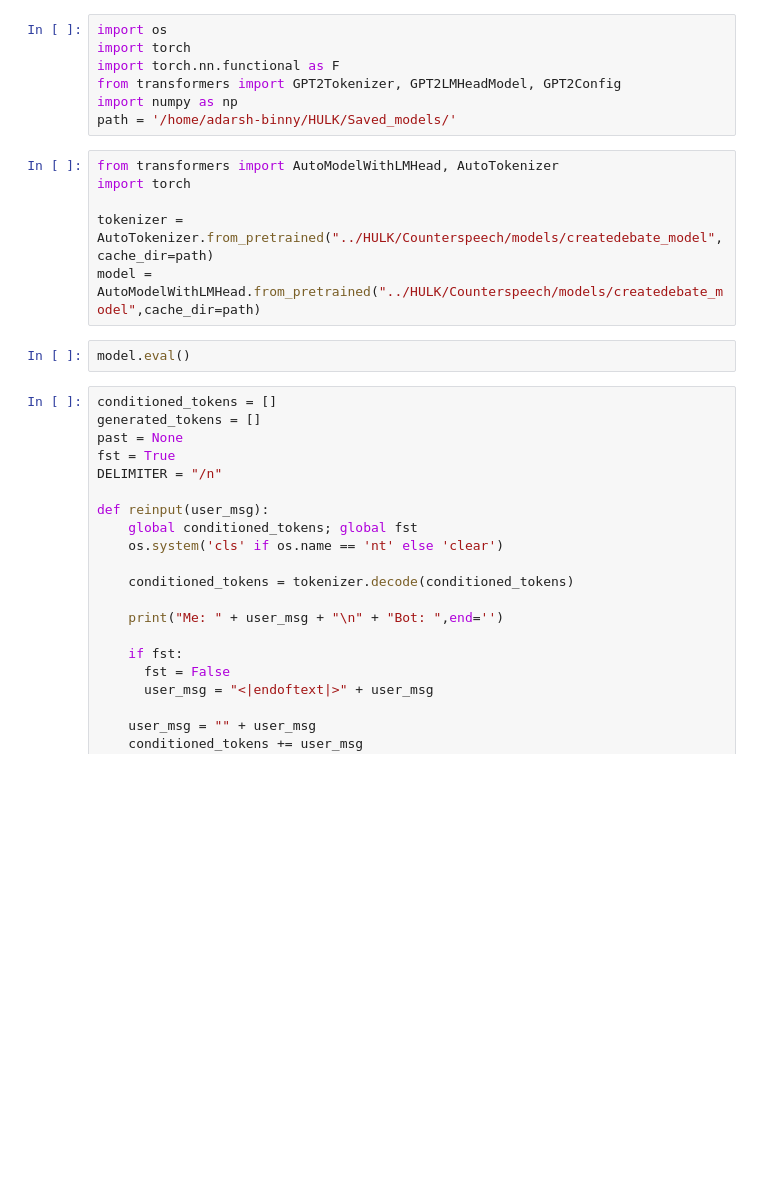
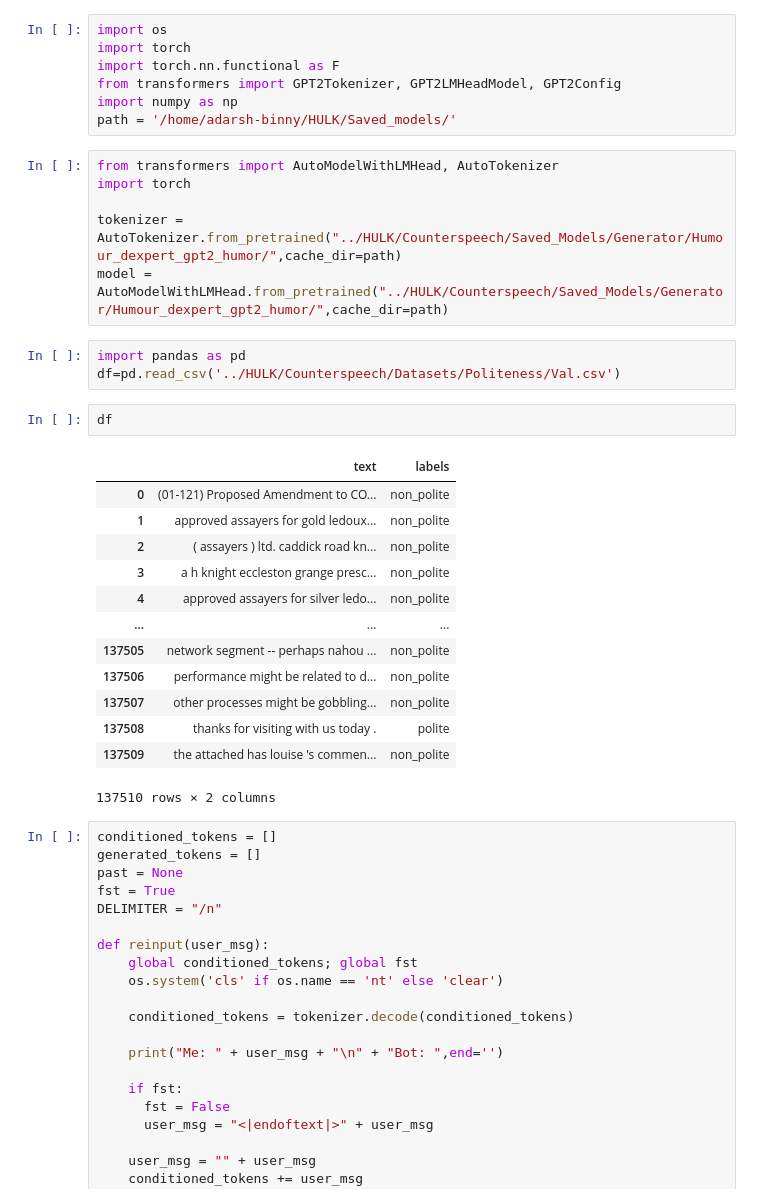
Before and after one commit to hate-alert/CounterGEDI, a Jupyter notebook: demo_testing_code.ipynb, the cells around one changed output. Saved outputs shown, nothing was run; the diff lists cells and outputs as text; blank space fills up the shorter version.

Commit message:
Dexperts

```diff
--- a/demo_testing_code.ipynb
+++ b/demo_testing_code.ipynb
@@ -9,10 +9,27 @@ path = '/home/adarsh-binny/HULK/Saved_models/'
 from transformers import AutoModelWithLMHead, AutoTokenizer
 import torch
 
-tokenizer = AutoTokenizer.from_pretrained("../HULK/Counterspeech/models/createdebate_model",cache_dir=path)
-model = AutoModelWithLMHead.from_pretrained("../HULK/Counterspeech/models/createdebate_model",cache_dir=path)
+tokenizer = AutoTokenizer.from_pretrained("../HULK/Counterspeech/Saved_Models/Generator/Humour_dexpert_gpt2_humor/",cache_dir=path)
+model = AutoModelWithLMHead.from_pretrained("../HULK/Counterspeech/Saved_Models/Generator/Humour_dexpert_gpt2_humor/",cache_dir=path)
-# %%
-model.eval()
+# %%
+import pandas as pd
+df=pd.read_csv('../HULK/Counterspeech/Datasets/Politeness/Val.csv')
+# %%
+df
+# %% [output]
+|  | text | labels |
+| 0 | (01-121) Proposed Amendment to CO... | non_polite |
+| 1 | approved assayers for gold ledoux... | non_polite |
+| 2 | ( assayers ) ltd. caddick road kn... | non_polite |
+| 3 | a h knight eccleston grange presc... | non_polite |
+| 4 | approved assayers for silver ledo... | non_polite |
+| ... | ... | ... |
+| 137505 | network segment -- perhaps nahou ... | non_polite |
+| 137506 | performance might be related to d... | non_polite |
+| 137507 | other processes might be gobbling... | non_polite |
+| 137508 | thanks for visiting with us today . | polite |
+| 137509 | the attached has louise 's commen... | non_polite |
+137510 rows × 2 columns
 # %%
 conditioned_tokens = []
 generated_tokens = []
```
Also changed, not shown: parts of 7 cells of this notebook, 7 other files.
